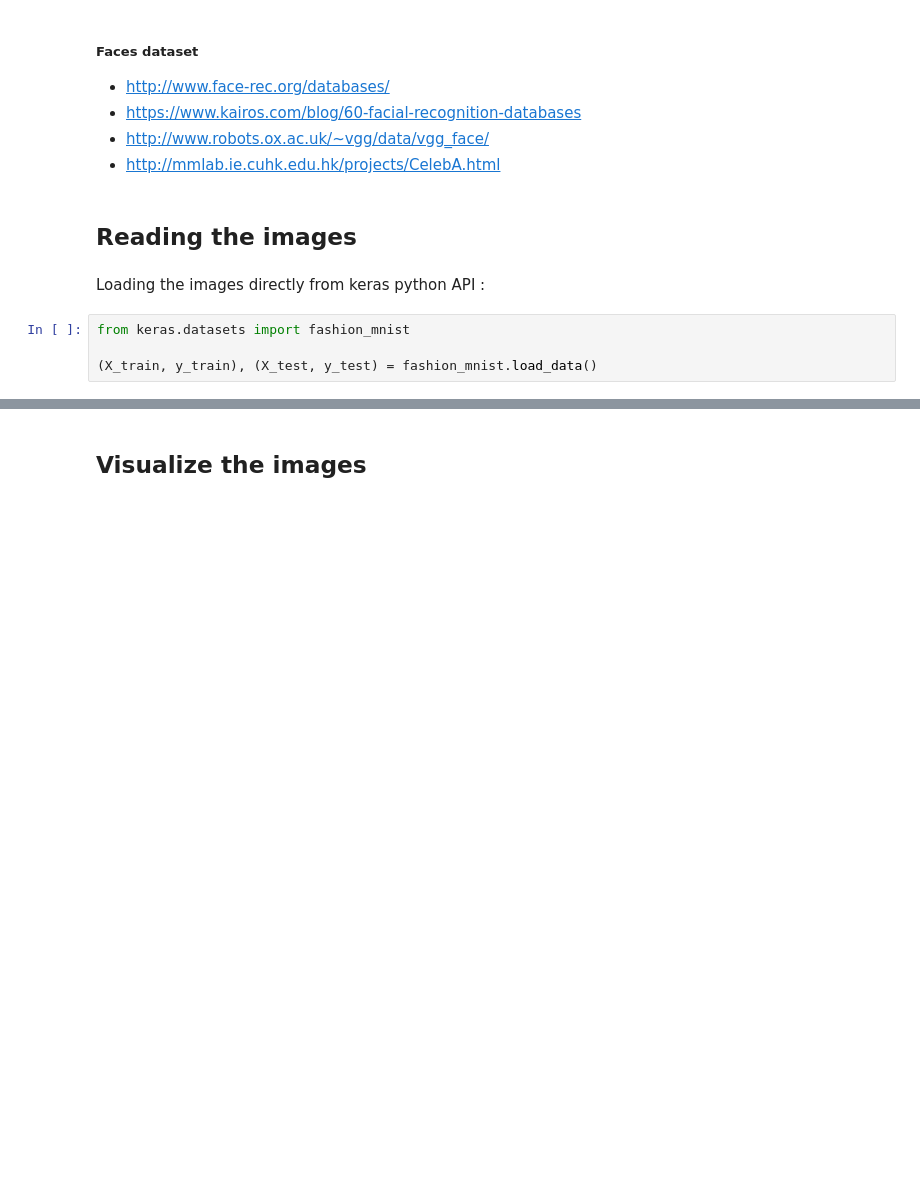
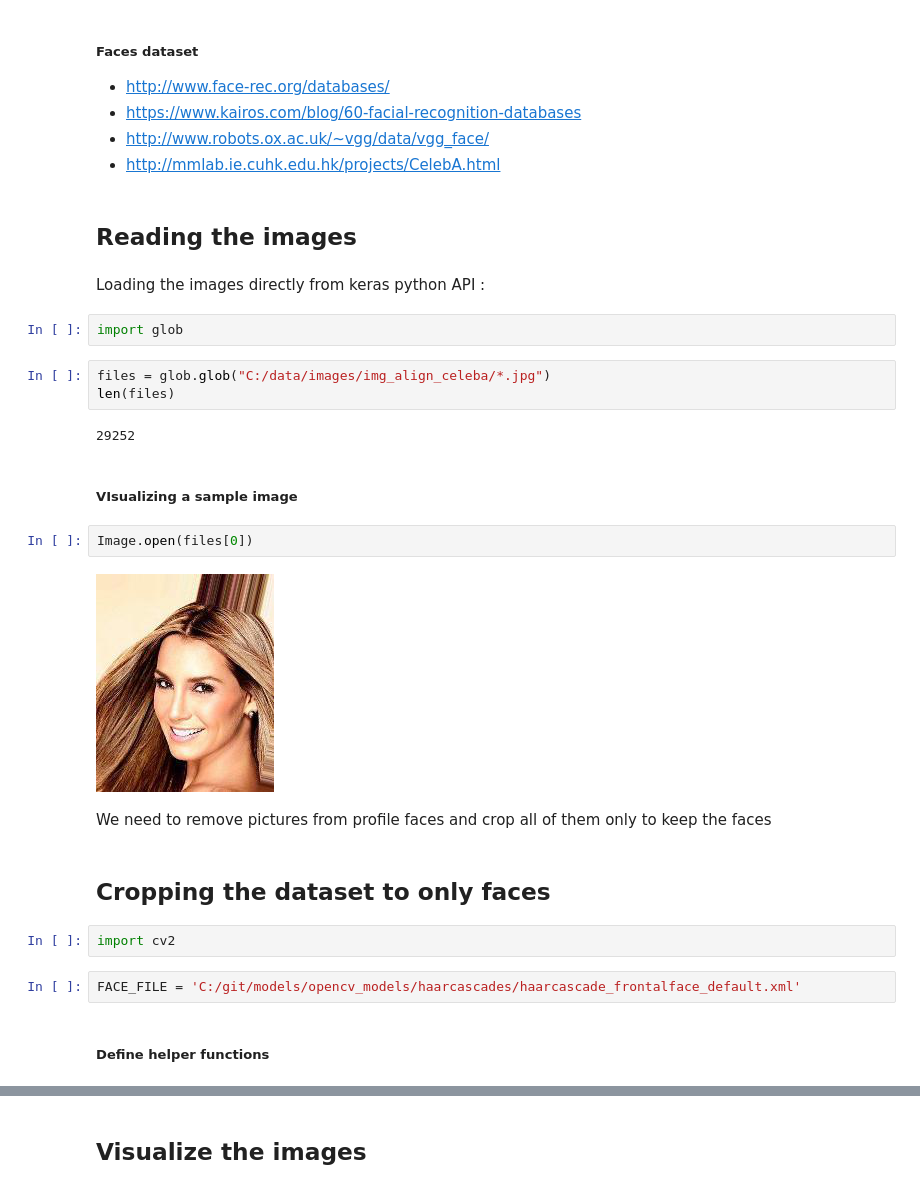
Before and after one commit to TheoLvs/machine-learning, a Jupyter notebook: 3. Generative Models/3. Generating faces with VAE.ipynb, the cells around one changed output, grey strips where cells are left out. Saved outputs shown, nothing was run; the diff lists cells and outputs as text; blank space fills up the shorter version.

```diff
--- a/3. Generative Models/3. Generating faces with VAE.ipynb
+++ b/3. Generative Models/3. Generating faces with VAE.ipynb
@@ -38,7 +38,26 @@ from PIL import Image
 ## Reading the images
 # %% [markdown]
 Loading the images directly from keras python API :
-# %%
-from keras.datasets import fashion_mnist
-
-(X_train, y_train), (X_test, y_test) = fashion_mnist.load_data()
+# %%
+import glob
+# %%
+files = glob.glob("C:/data/images/img_align_celeba/*.jpg")
+len(files)
+# %% [output]
+29252
+# %% [markdown]
+##### VIsualizing a sample image
+# %%
+Image.open(files[0])
+# %% [output]
+[figure, added]
+# %% [markdown]
+We need to remove pictures from profile faces and crop all of them only to keep the faces
+# %% [markdown]
+## Cropping the dataset to only faces
+# %%
+import cv2
+# %%
+FACE_FILE = 'C:/git/models/opencv_models/haarcascades/haarcascade_frontalface_default.xml'
+# %% [markdown]
+##### Define helper functions
```
Also changed, not shown: parts of 26 cells of this notebook.
